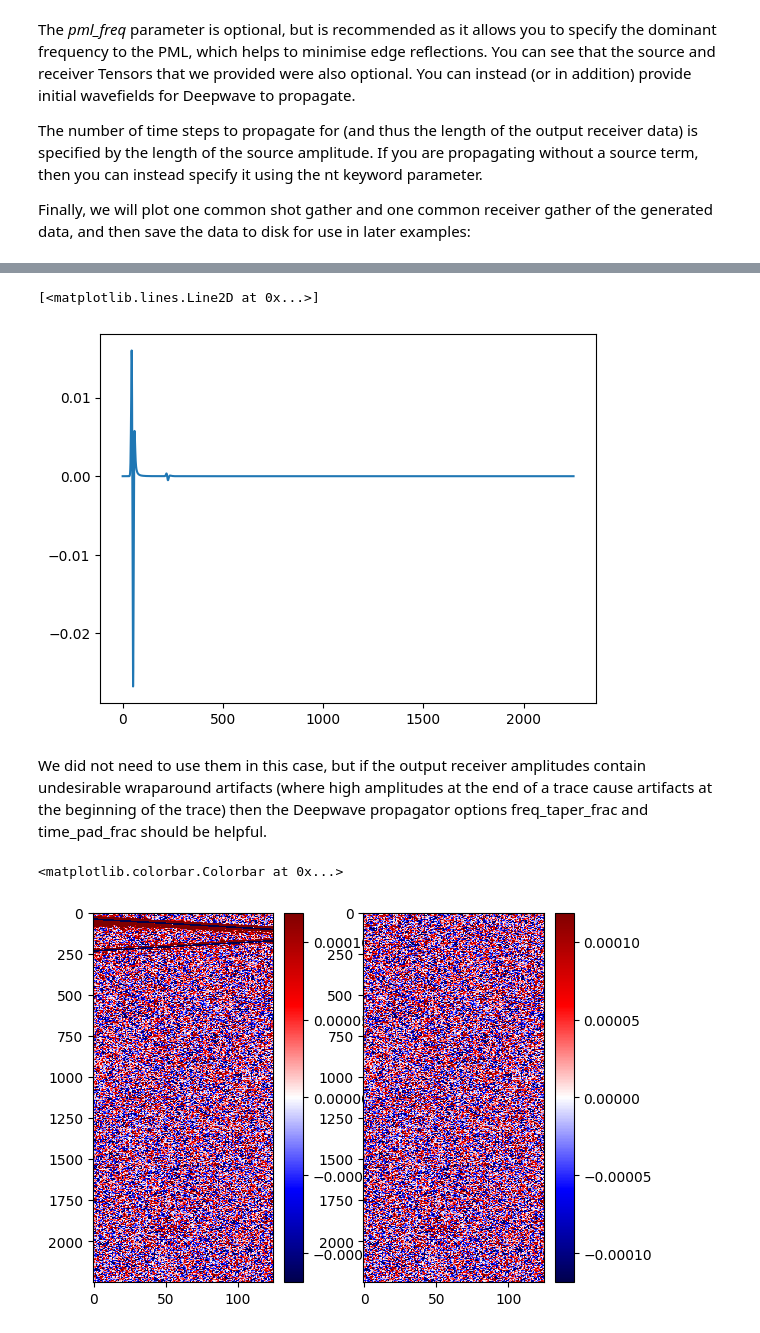
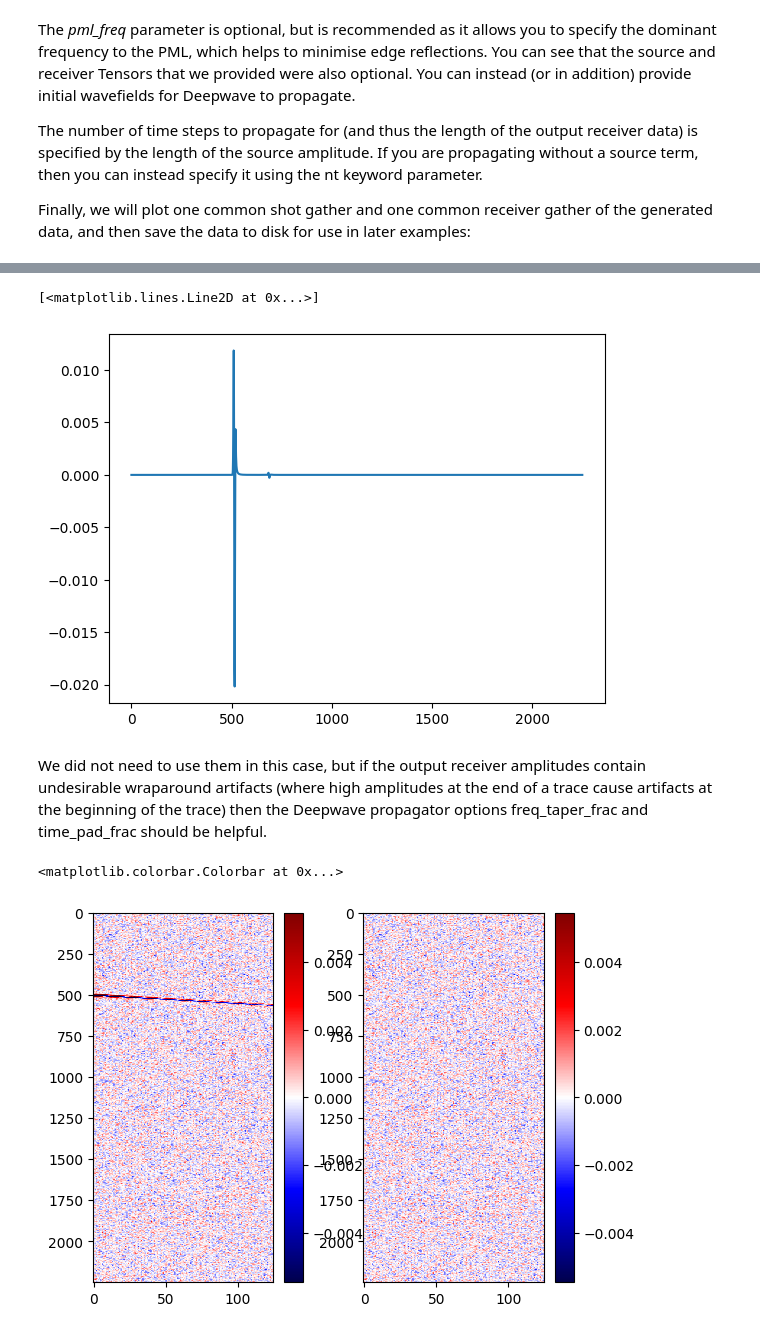
Before and after one commit to aissah/coherence_analysis_histroy, a Jupyter notebook: marmousi_deepwave.ipynb, the cells around one changed output, grey strips where cells are left out. Saved outputs shown, nothing was run; the diff lists cells and outputs as text; code cells hidden in the pictures.

```diff
--- a/marmousi_deepwave.ipynb
+++ b/marmousi_deepwave.ipynb
@@ -62,10 +62,10 @@ receiver_depth = 2  # 2 * 4m = 8m
 
 n_receivers_per_shot = min(n_receivers_per_shot, int(nx/d_receiver))
 
-freq = 15
+freq = 25
 nt = 750 * 3
 dt = 0.004
-peak_time = 2.5 / freq
+peak_time = 50.5 / freq
 
 # source_locations
 source_locations = torch.zeros(n_shots, n_sources_per_shot, 2,
@@ -161,26 +161,26 @@ plt.colorbar()
 plt.plot(receiver_amplitudes.cpu()[0, 19])
 # %% [output]
 [<matplotlib.lines.Line2D at 0x...>]
-[figure, old version]
+[figure, new version]
 # %% [markdown]
 We did not need to use them in this case, but if the output receiver amplitudes contain undesirable wraparound artifacts (where high amplitudes at the end of a trace cause artifacts at the beginning of the trace) then the Deepwave propagator options freq_taper_frac and time_pad_frac should be helpful.
 # %%
 coherence_data = receiver_amplitudes[0].cpu().numpy()
 nr, nc = coherence_data.shape
 noise = np.random.normal(scale=1, size=(nr,nc))
 # normalize noise
 noise = noise / np.linalg.norm(noise)
-noise = noise * np.max(np.abs(coherence_data)) * 1
+noise = noise * np.max(np.abs(coherence_data)) * 10
 coherence_data = coherence_data + noise
 # coherence_data.shape
 vmin, vmax = torch.quantile(receiver_amplitudes[0],
-                            torch.tensor([0.1, 0.98]).to(device))
+                            torch.tensor([0.1, 0.999]).to(device))
 plt.subplot(1,2,1)
 plt.imshow(coherence_data.T, aspect='auto', cmap='seismic', vmin=-vmax, vmax=vmax)
 plt.colorbar()
 plt.subplot(1,2,2)
 plt.imshow(noise.T, aspect='auto', cmap='seismic', vmin=-vmax, vmax=vmax)
 plt.colorbar()
 # %% [output]
 <matplotlib.colorbar.Colorbar at 0x...>
-[figure, old version]
+[figure, new version]
```
Also changed, not shown: parts of 10 cells of this notebook.
